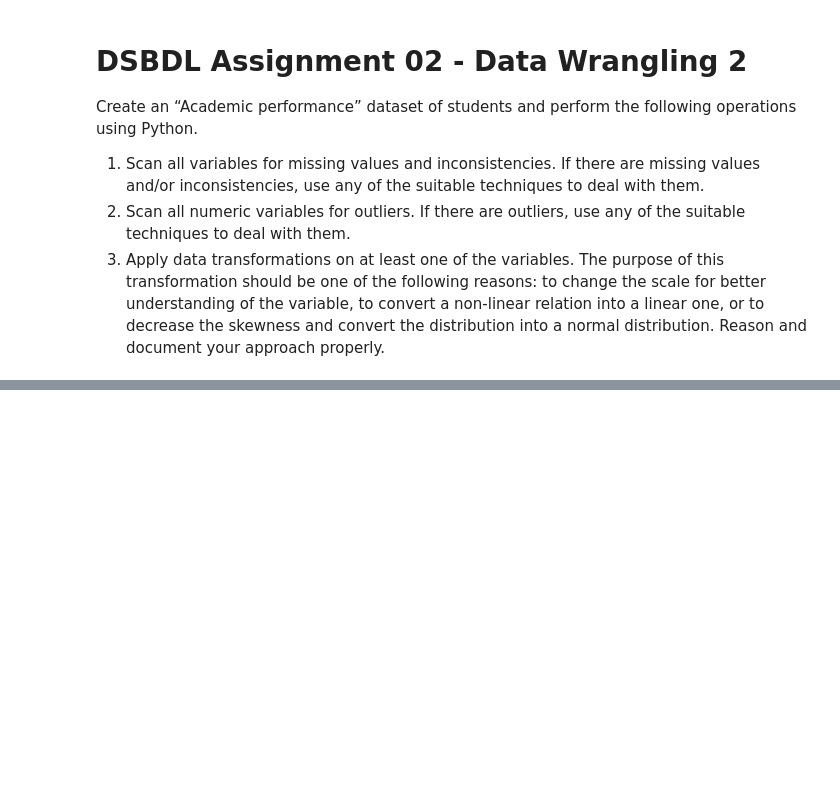
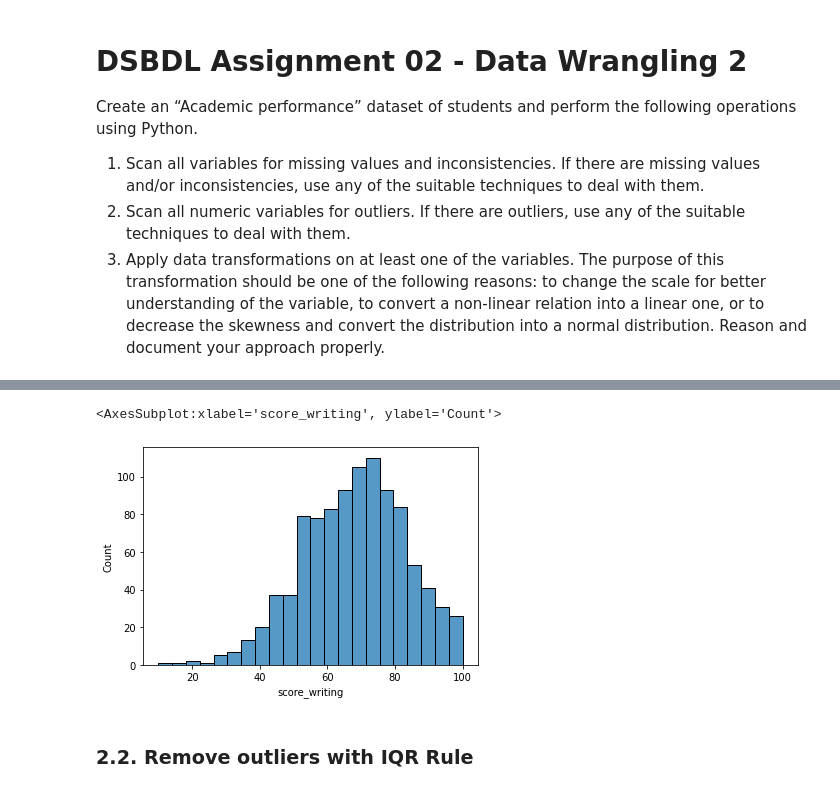
Before and after one commit to shubham0204/PICT_Coursework, a Jupyter notebook: assignment_02/main.ipynb, the cells around one changed output, grey strips where cells are left out. Saved outputs shown, nothing was run; the diff lists cells and outputs as text; code cells hidden in the pictures; blank space fills up the shorter version.

```diff
--- a/assignment_02/main.ipynb
+++ b/assignment_02/main.ipynb
@@ -59,0 +74,7 @@ ds.head()
+# %%
+sns.histplot( ds.score_writing )
+# %% [output]
+<AxesSubplot:xlabel='score_writing', ylabel='Count'>
+[figure, added]
+# %% [markdown]
+### 2.2. Remove outliers with IQR Rule
```
Also changed, not shown: parts of 14 cells of this notebook, 2 other files.
